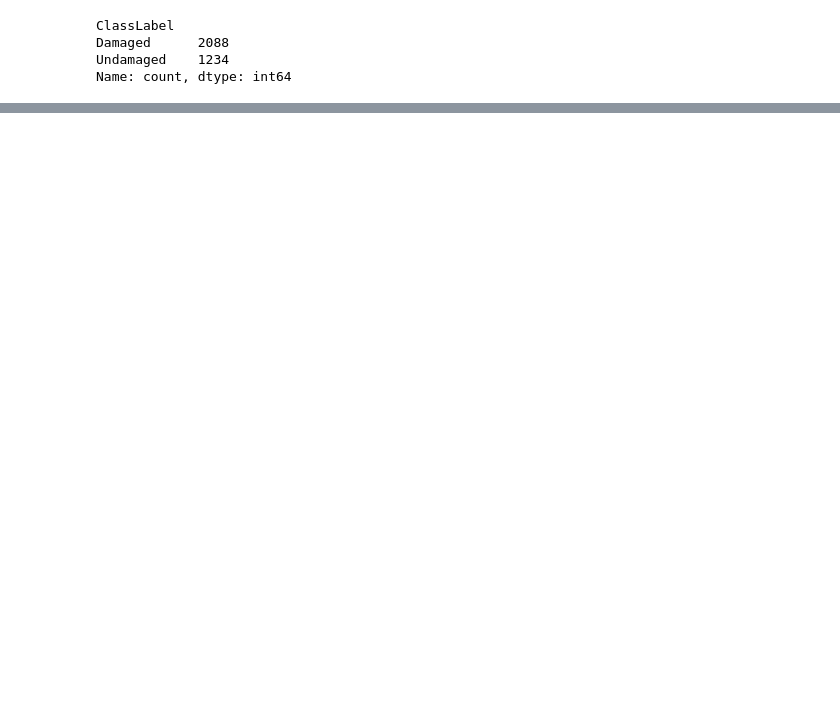
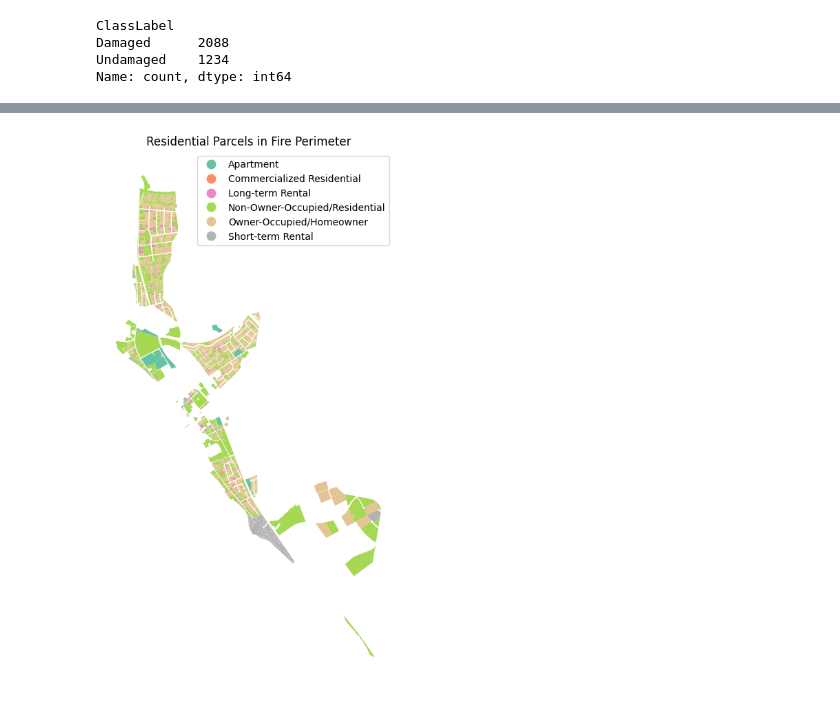
Before and after one commit to hwmWill/HawaiiFires, a Jupyter notebook: geoData.ipynb, the cells around one changed output, grey strips where cells are left out. Saved outputs shown, nothing was run; the diff lists cells and outputs as text; code cells hidden in the pictures; blank space fills up the shorter version.

```diff
--- a/geoData.ipynb
+++ b/geoData.ipynb
@@ -62,0 +93,3 @@ Right CRS: EPSG:4326
+# %%
+fireBorder = gpd.read_file('./data/EOS')
+fireBorder.crs
@@ -62,0 +110,25 @@ Right CRS: EPSG:4326
+# %%
+fireBorder = fireBorder.loc[fireBorder.ID == 'F7']
+# %%
+pitts = dict(zip(
+    sorted(list(parcels.pittcode.unique())),
+    ['Timeshare', 'Non-Owner-Occupied/Residential',
+    'Apartment', 'Non-residential',
+    'Non-residential', 'Non-residential',
+    'Non-residential', 'Non-residential',
+    'Owner-Occupied/Homeowner', 'Multiple Codes',
+    'Commercialized Residential', 'Short-term Rental',
+    'Long-term Rental']
+))
+# %%
+fireParcels = gpd.overlay(fireBorder, parcels, how='intersection')
+fireParcels['pittcode'] = fireParcels['pittcode'].map(lambda x: pitts[x])
+# %%
+fig = plt.figure(figsize=(14, 10), dpi=100)
+ax = fig.add_subplot(121)
+fireParcels[~fireParcels.pittcode.isin(['Non-residential', 'Timeshare', 'Multiple Codes'])].plot(ax=ax, column='pittcode', legend=True, cmap='Set2')
+ax.set_axis_off()
+ax.set_title('Residential Parcels in Fire Perimeter')
+plt.show()
+# %% [output]
+[figure, added]
```
Also changed, not shown: parts of 19 cells of this notebook, 6 other files.
